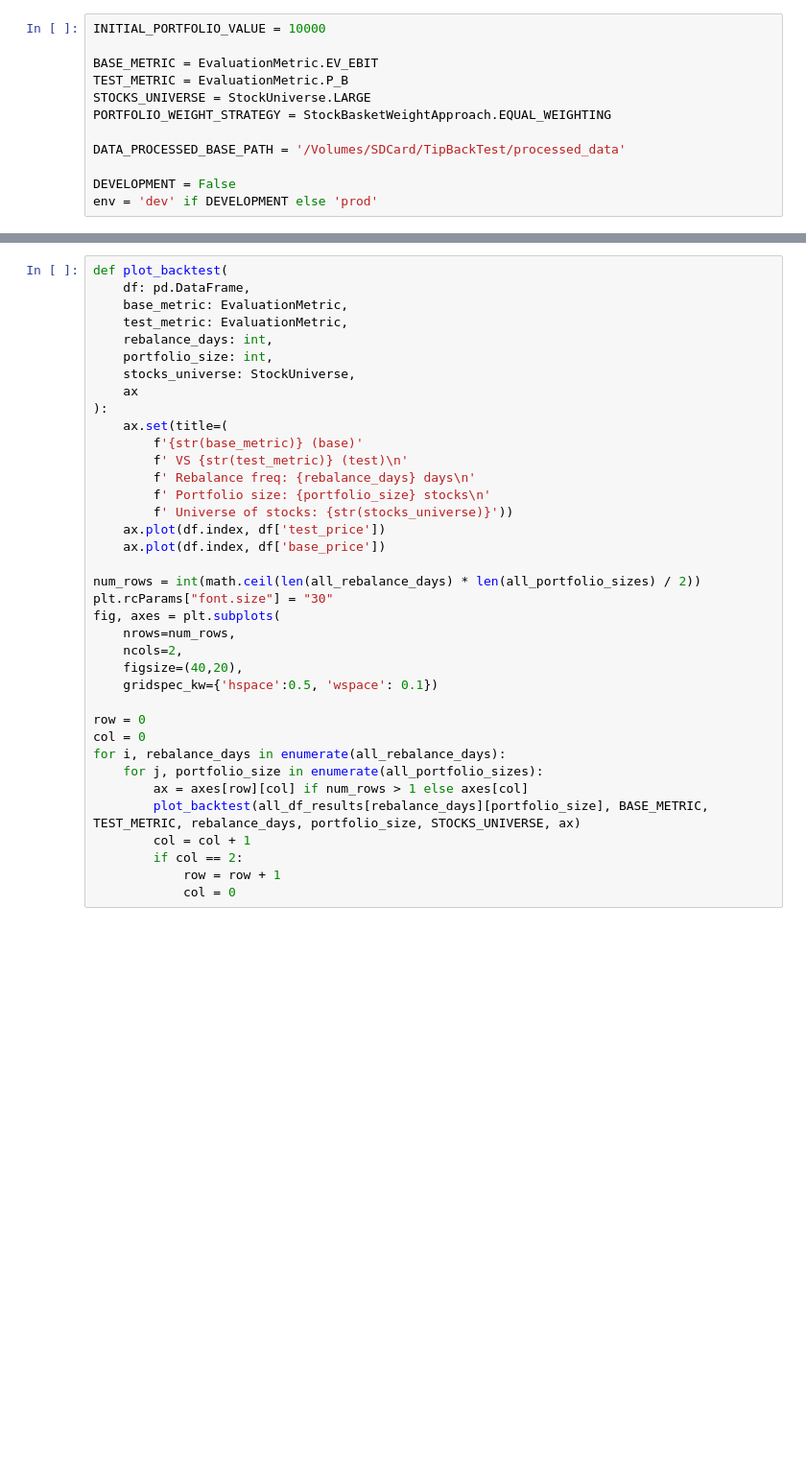
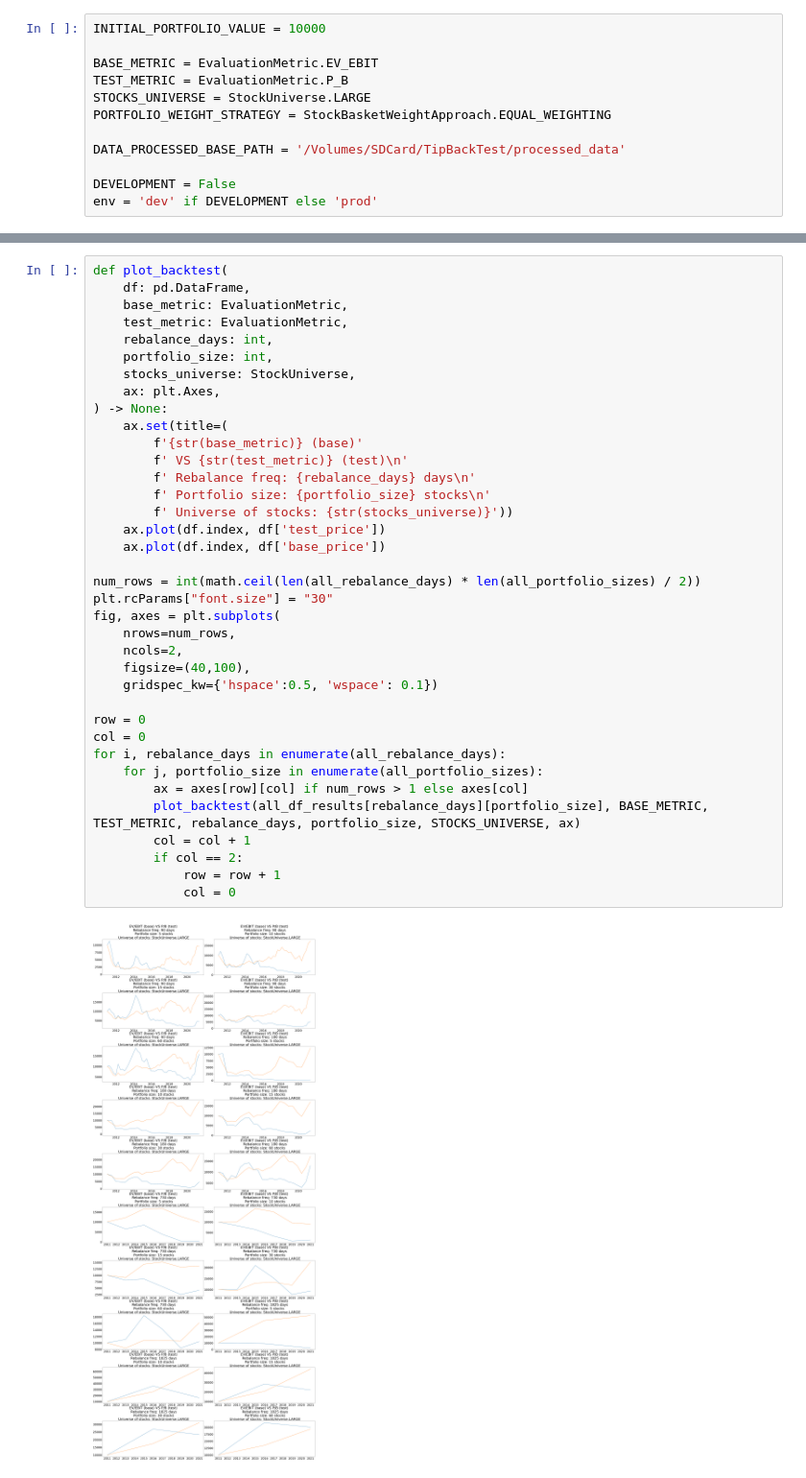
Before and after one commit to Olshansk/tip, a Jupyter notebook: notebooks/BackTest_InvestigateData.ipynb, the cells around one changed output, grey strips where cells are left out. Shown at 96% size. Cells and saved outputs as stored; diff of their text form; blank space fills up the shorter version.

```diff
--- a/notebooks/BackTest_InvestigateData.ipynb
+++ b/notebooks/BackTest_InvestigateData.ipynb
@@ -54,36 +57,38 @@ def plot_backtest(
     test_metric: EvaluationMetric,
     rebalance_days: int,
     portfolio_size: int,
     stocks_universe: StockUniverse,
-    ax
-):
+    ax: plt.Axes,
+) -> None:
     ax.set(title=(
         f'{str(base_metric)} (base)'
         f' VS {str(test_metric)} (test)\n'
         f' Rebalance freq: {rebalance_days} days\n'
         f' Portfolio size: {portfolio_size} stocks\n'
         f' Universe of stocks: {str(stocks_universe)}'))
     ax.plot(df.index, df['test_price'])
     ax.plot(df.index, df['base_price'])
 
 num_rows = int(math.ceil(len(all_rebalance_days) * len(all_portfolio_sizes) / 2))
 plt.rcParams["font.size"] = "30"
 fig, axes = plt.subplots(
     nrows=num_rows,
     ncols=2,
-    figsize=(40,20),
+    figsize=(40,100),
     gridspec_kw={'hspace':0.5, 'wspace': 0.1})
 
 row = 0
 col = 0
 for i, rebalance_days in enumerate(all_rebalance_days):
     for j, portfolio_size in enumerate(all_portfolio_sizes):
         ax = axes[row][col] if num_rows > 1 else axes[col]
         plot_backtest(all_df_results[rebalance_days][portfolio_size], BASE_METRIC, TEST_METRIC, rebalance_days, portfolio_size, STOCKS_UNIVERSE, ax)
         col = col + 1
         if col == 2:
             row = row + 1
             col = 0
+# %% [output]
+[figure, added]
 # %%
 # For a specific portfolio size, plot performance of different rebalance days.
 
```
Also changed, not shown: parts of 8 cells of this notebook, 1 other file.
